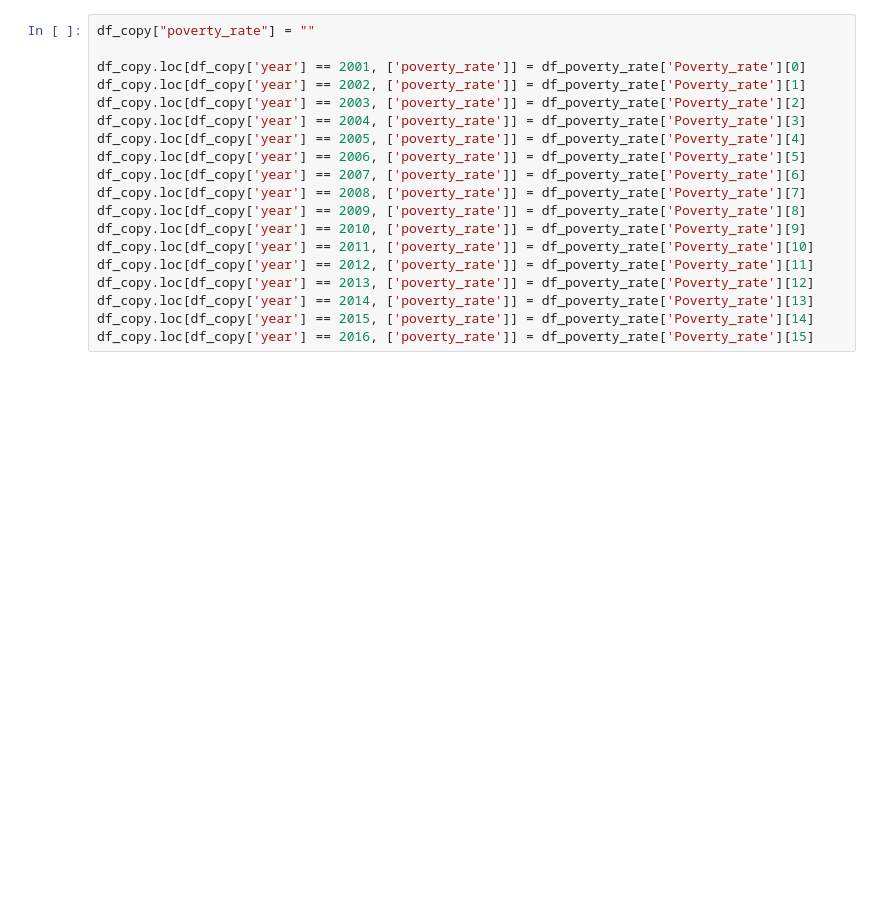
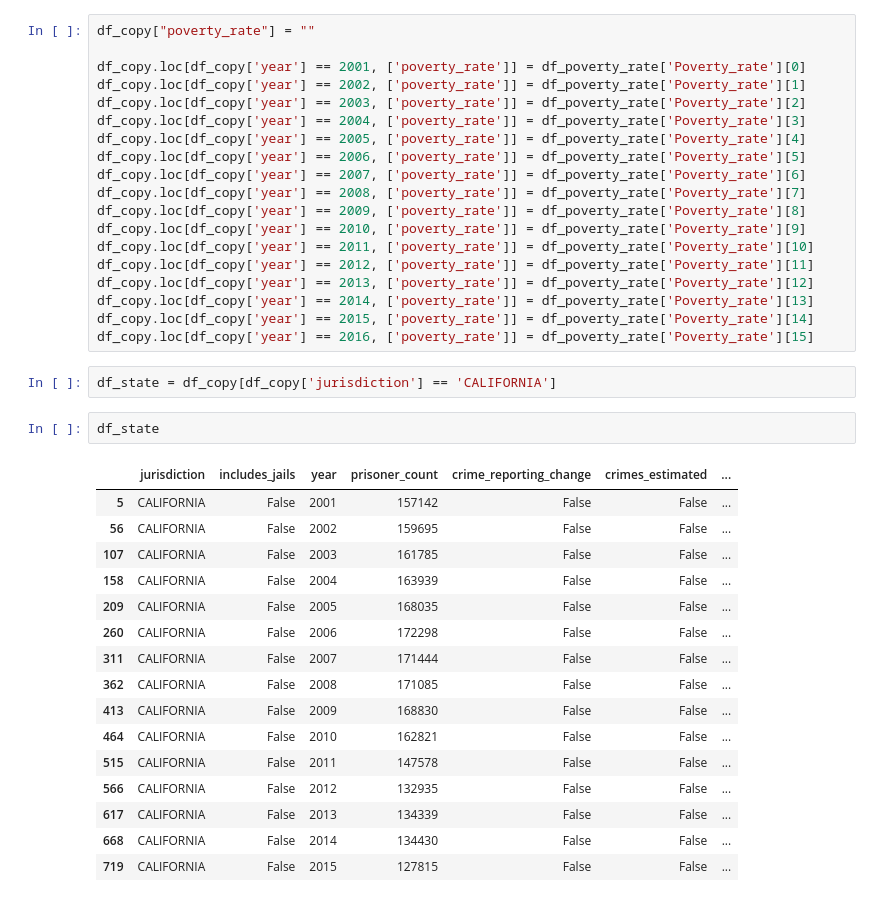
Before and after one commit to nahcn/ECS171-Project, a Jupyter notebook: data_management/CrimeAndIncarceration.ipynb, the cells around one changed output. Cells and saved outputs as stored; diff of their text form; blank space fills up the shorter version.

```diff
--- a/data_management/CrimeAndIncarceration.ipynb
+++ b/data_management/CrimeAndIncarceration.ipynb
@@ -470,3 +470,24 @@ df_copy.loc[df_copy['year'] == 2013, ['poverty_rate']] = df_poverty_rate['Povert
 df_copy.loc[df_copy['year'] == 2014, ['poverty_rate']] = df_poverty_rate['Poverty_rate'][13]
 df_copy.loc[df_copy['year'] == 2015, ['poverty_rate']] = df_poverty_rate['Poverty_rate'][14]
 df_copy.loc[df_copy['year'] == 2016, ['poverty_rate']] = df_poverty_rate['Poverty_rate'][15]
+# %%
+df_state = df_copy[df_copy['jurisdiction'] == 'CALIFORNIA']
+# %%
+df_state
+# %% [output]
+|  | jurisdiction | includes_jails | year | prisoner_count | crime_reporting_change | crimes_estimated | ... |
+| 5 | CALIFORNIA | False | 2001 | 157142 | False | False | ... |
+| 56 | CALIFORNIA | False | 2002 | 159695 | False | False | ... |
+| 107 | CALIFORNIA | False | 2003 | 161785 | False | False | ... |
+| 158 | CALIFORNIA | False | 2004 | 163939 | False | False | ... |
+| 209 | CALIFORNIA | False | 2005 | 168035 | False | False | ... |
+| 260 | CALIFORNIA | False | 2006 | 172298 | False | False | ... |
+| 311 | CALIFORNIA | False | 2007 | 171444 | False | False | ... |
+| 362 | CALIFORNIA | False | 2008 | 171085 | False | False | ... |
+| 413 | CALIFORNIA | False | 2009 | 168830 | False | False | ... |
+| 464 | CALIFORNIA | False | 2010 | 162821 | False | False | ... |
+| 515 | CALIFORNIA | False | 2011 | 147578 | False | False | ... |
+| 566 | CALIFORNIA | False | 2012 | 132935 | False | False | ... |
+| 617 | CALIFORNIA | False | 2013 | 134339 | False | False | ... |
+| 668 | CALIFORNIA | False | 2014 | 134430 | False | False | ... |
+| 719 | CALIFORNIA | False | 2015 | 127815 | False | False | ... |
```
Also changed, not shown: parts of 5 cells of this notebook.
